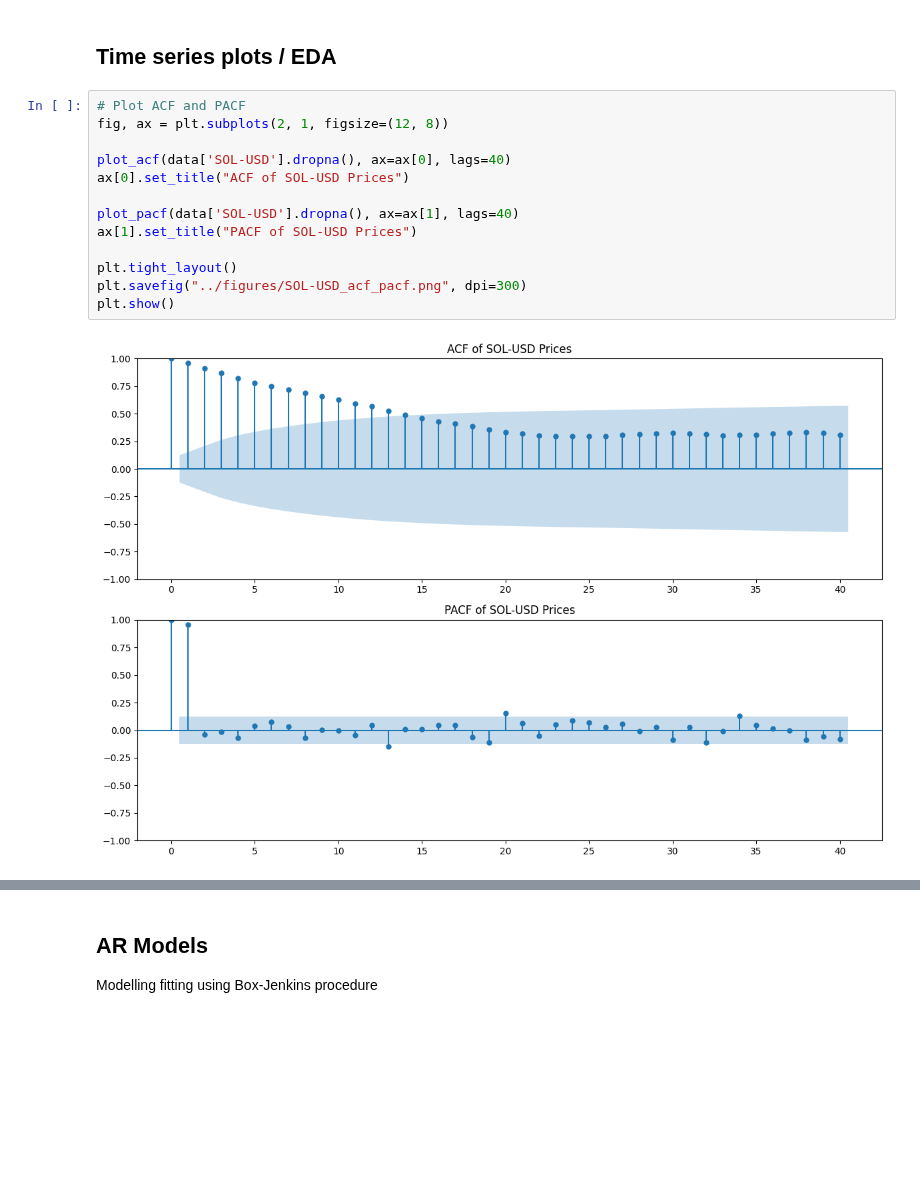
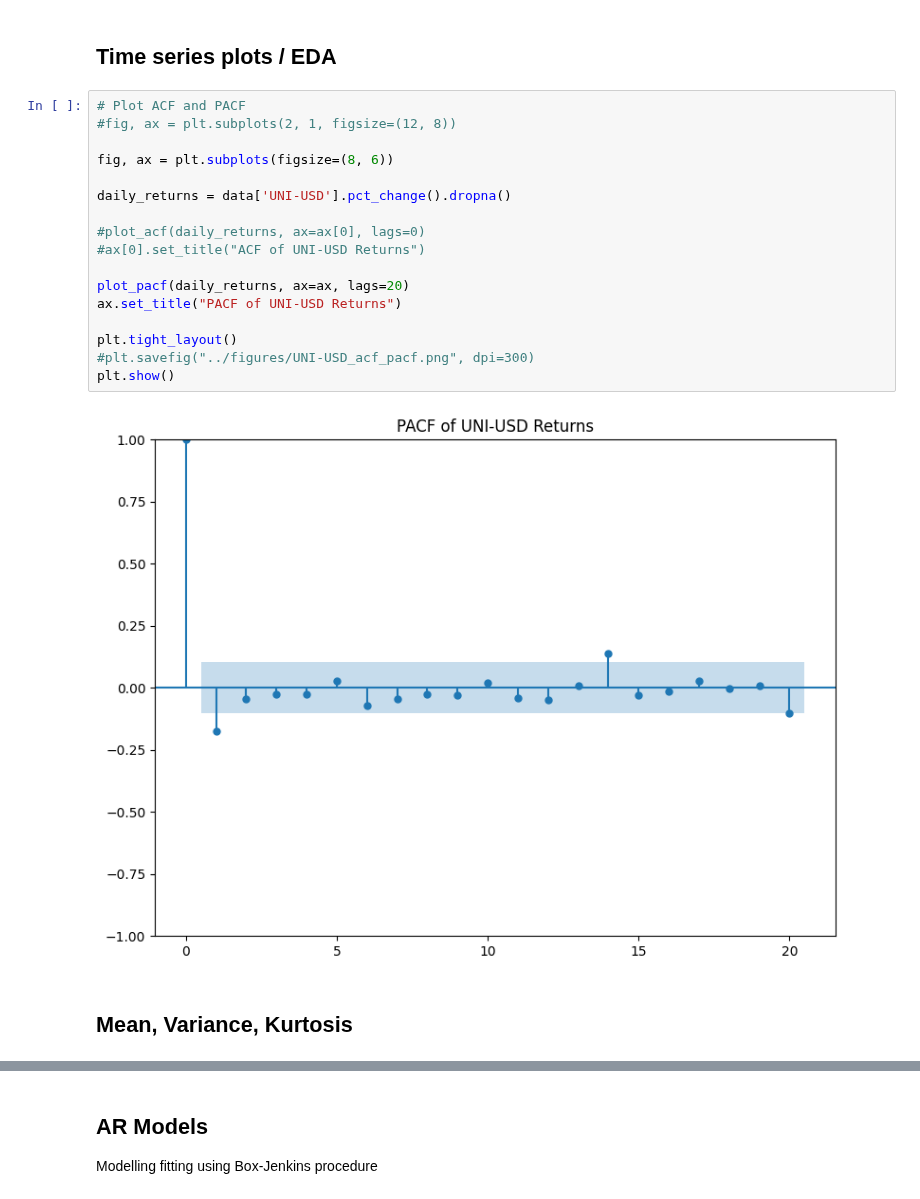
Before and after one commit to shaeanneeu/cryptoto, a Jupyter notebook: notebooks/timeseries.ipynb, the cells around one changed output, grey strips where cells are left out. Saved outputs shown, nothing was run; the diff lists cells and outputs as text; blank space fills up the shorter version.

```diff
--- a/notebooks/timeseries.ipynb
+++ b/notebooks/timeseries.ipynb
@@ -208,16 +218,22 @@ plot_daily_returns(data, 'SOL-USD')
 ## Time series plots / EDA
 # %%
 # Plot ACF and PACF
-fig, ax = plt.subplots(2, 1, figsize=(12, 8))
+#fig, ax = plt.subplots(2, 1, figsize=(12, 8))
 
-plot_acf(data['SOL-USD'].dropna(), ax=ax[0], lags=40)
-ax[0].set_title("ACF of SOL-USD Prices")
+fig, ax = plt.subplots(figsize=(8, 6))
 
-plot_pacf(data['SOL-USD'].dropna(), ax=ax[1], lags=40)
-ax[1].set_title("PACF of SOL-USD Prices")
+daily_returns = data['UNI-USD'].pct_change().dropna()
+
+#plot_acf(daily_returns, ax=ax[0], lags=0)
+#ax[0].set_title("ACF of UNI-USD Returns")
+
+plot_pacf(daily_returns, ax=ax, lags=20)
+ax.set_title("PACF of UNI-USD Returns")
 
 plt.tight_layout()
-plt.savefig("../figures/SOL-USD_acf_pacf.png", dpi=300)
+#plt.savefig("../figures/UNI-USD_acf_pacf.png", dpi=300)
 plt.show()
 # %% [output]
-[figure, old version]
+[figure, new version]
+# %% [markdown]
+## Mean, Variance, Kurtosis
```
Also changed, not shown: parts of 9 cells of this notebook, 6 other files.
